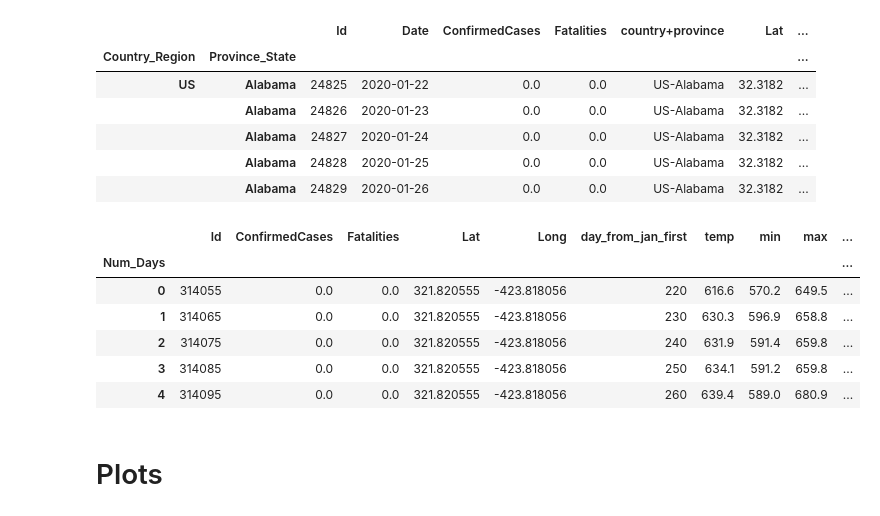
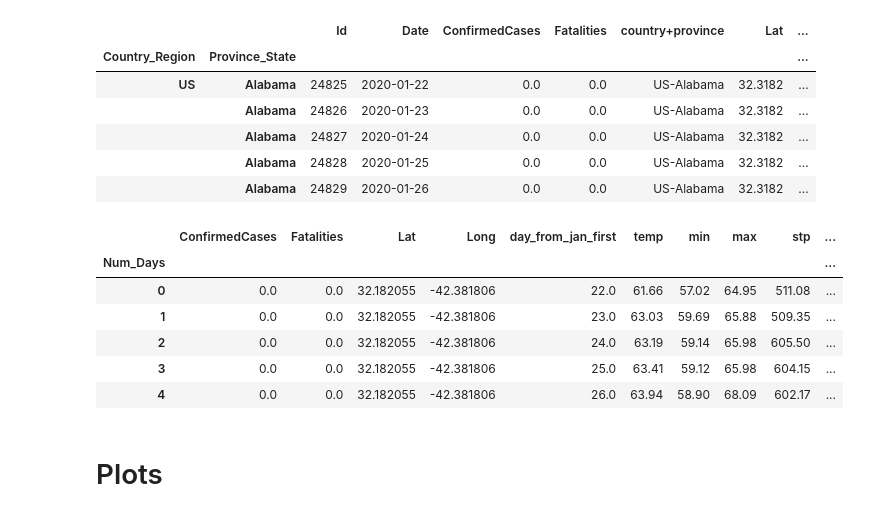
Before and after one commit to mail02ankit/covid19, a Jupyter notebook: ankit_notebook.ipynb, the cells around one changed output. Cells and saved outputs as stored; diff of their text form; code cells hidden in the pictures.

Commit message:
Fixed the bug in the summed provinces function

```diff
--- a/ankit_notebook.ipynb
+++ b/ankit_notebook.ipynb
@@ -217,30 +202,47 @@ df_r.head(5)
 # %%
 def df_summed_provinces( df, CName ):
     '''
-    * Sum over provices for a given country.
+    * Sum over provinces for a given country.
     * Note, output df has multilevel indexes.
     '''
-    out = df.groupby( [ 'Country_Region','Num_Days']).sum()
 
     # Make hierarchical labels
     # df_r = df.groupby( ['Country_Region', 'Province_State'] )
-    #df_r = df.set_index( ['Country_Region', 'Province_State'] )
-    out['Num_Days'] = out.index.get_level_values(1)
-#     out
+    out = df.set_index( ['Country_Region', 'Province_State'] )
 
-    return out.loc[(CName,)]
+    # Extract the country data
+    out = out.loc[(CName,)]
+    # reset index
+    out = out.reset_index()
+    out = out.set_index( ['Province_State', 'Num_Days'])
+
+    #--- calculate mean for some columns
+    columns_for_mean = ['Lat', 'Long', 'day_from_jan_first', 'temp', 'min', 'max', 'stp', 'slp', 'dewp', 'wdsp', 'prcp', 'fog']
+    temp_df1 = out[columns_for_mean].mean(level='Num_Days')
+
+    #--- Calculate sum for some columns
+    columns_for_sum = ['ConfirmedCases', 'Fatalities']
+    temp_df2 = out[columns_for_sum].sum(level='Num_Days')
+
+    # Make a new data set
+    out = pd.merge( temp_df2, temp_df1, how='inner', left_index=True, right_index=True)
+
+
+    out['Num_Days'] = out.index
+
+    return out
 
 # Extract US data summed over all provices/states
 df_r = df_summed_provinces(df, 'United Kingdom')
 df_r.head(5)
 # %% [output]
-|  | Id | ConfirmedCases | Fatalities | Lat | Long | day_from_jan_first | temp | min | max | ... |
+|  | ConfirmedCases | Fatalities | Lat | Long | day_from_jan_first | temp | min | max | stp | ... |
 | Num_Days |  |  |  |  |  |  |  |  |  | ... |
-| 0 | 314055 | 0.0 | 0.0 | 321.820555 | -423.818056 | 220 | 616.6 | 570.2 | 649.5 | ... |
-| 1 | 314065 | 0.0 | 0.0 | 321.820555 | -423.818056 | 230 | 630.3 | 596.9 | 658.8 | ... |
-| 2 | 314075 | 0.0 | 0.0 | 321.820555 | -423.818056 | 240 | 631.9 | 591.4 | 659.8 | ... |
-| 3 | 314085 | 0.0 | 0.0 | 321.820555 | -423.818056 | 250 | 634.1 | 591.2 | 659.8 | ... |
-| 4 | 314095 | 0.0 | 0.0 | 321.820555 | -423.818056 | 260 | 639.4 | 589.0 | 680.9 | ... |
+| 0 | 0.0 | 0.0 | 32.182055 | -42.381806 | 22.0 | 61.66 | 57.02 | 64.95 | 511.08 | ... |
+| 1 | 0.0 | 0.0 | 32.182055 | -42.381806 | 23.0 | 63.03 | 59.69 | 65.88 | 509.35 | ... |
+| 2 | 0.0 | 0.0 | 32.182055 | -42.381806 | 24.0 | 63.19 | 59.14 | 65.98 | 605.50 | ... |
+| 3 | 0.0 | 0.0 | 32.182055 | -42.381806 | 25.0 | 63.41 | 59.12 | 65.98 | 604.15 | ... |
+| 4 | 0.0 | 0.0 | 32.182055 | -42.381806 | 26.0 | 63.94 | 58.90 | 68.09 | 602.17 | ... |
 # %% [markdown]
 # Plots
 # %% [markdown]
```
Also changed, not shown: parts of 2 cells of this notebook.
